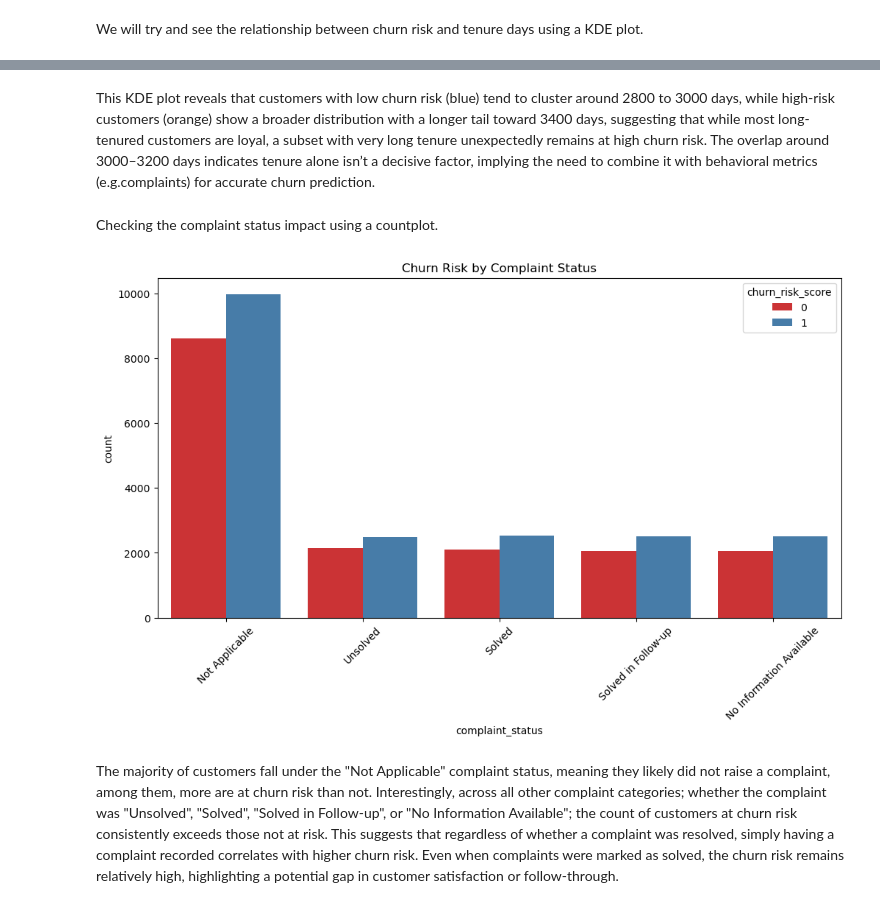
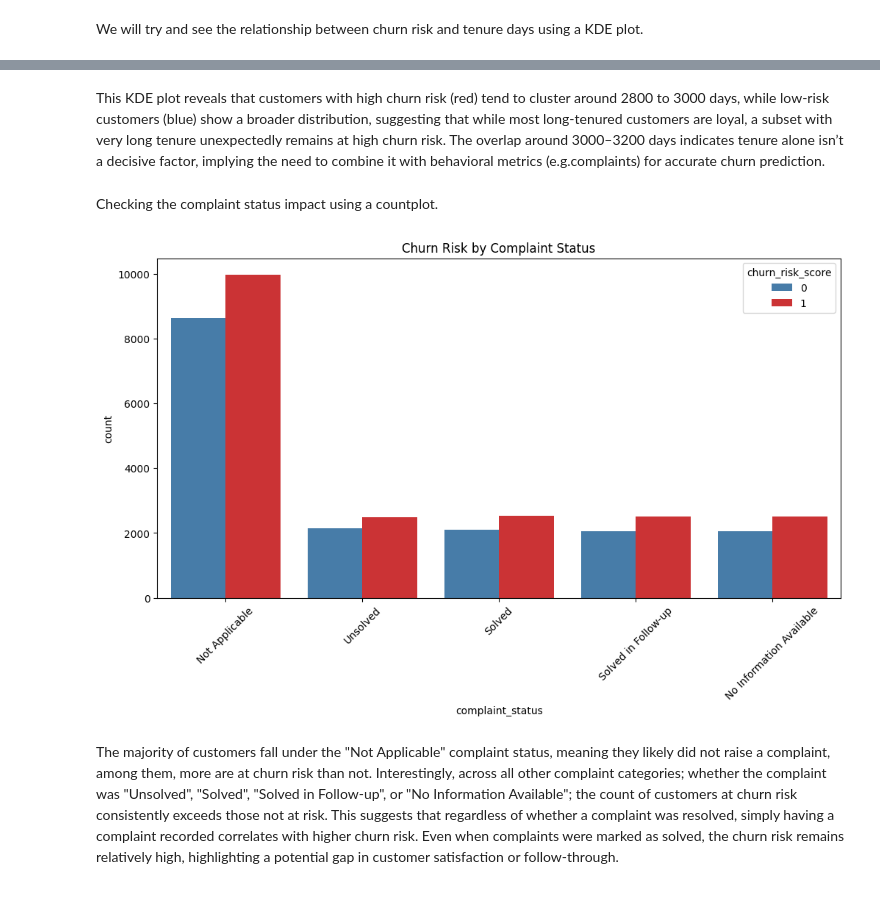
Before and after one commit to wambuikariuki/Capstone_Phase5_group9, a Jupyter notebook: Notebook.ipynb, the cells around one changed output, grey strips where cells are left out. Cells and saved outputs as stored; diff of their text form; code cells hidden in the pictures.

```diff
--- a/Notebook.ipynb
+++ b/Notebook.ipynb
@@ -293,9 +275,9 @@ df.groupby('joining_year')['avg_transaction_value'].mean().plot(kind='bar',title
 # %% [markdown]
 Average transaction value seems to be consistent as it ranges between (25,000-30,000) over the period the data was collected. We will now look at how average transaction value is distrubuted among different regions and age and howit affects churn.
 # %%
-custom_palette = {0: '#377EB8', 1: '#E41A1C'}
 plt.figure(figsize=(8, 5))
-sns.barplot(data=df, x='region_category', y='avg_transaction_value', hue='churn_risk_score', palette=custom_palette, alpha=0.6)
+custom_palette = {0: '#377eb8', 1: '#e41a1c'}
+sns.barplot(data=df, x='region_category', y='avg_transaction_value', hue='churn_risk_score', palette=custom_palette)
 plt.title('Transaction Value vs Region Category')
 plt.xlabel('Region Category')
 plt.ylabel('Average Transaction Value')
@@ -452,7 +434,7 @@ try:
         data=df,
         x='tenure_days',
         hue='churn_risk_score',
-        palette='Set1',
+        palette=custom_palette,
         fill=False,
         common_norm=False,
         alpha=0.6
@@ -492,18 +454,18 @@ memory usage: 7.1+ MB
 # %% [markdown]
-This KDE plot reveals that customers with low churn risk (blue) tend to cluster around 2800 to 3000 days, while high-risk customers (orange) show a broader distribution with a longer tail toward 3400 days, suggesting that while most long-tenured customers are loyal, a subset with very long tenure unexpectedly remains at high churn risk. The overlap around 3000–3200 days indicates tenure alone isn’t a decisive factor, implying the need to combine it with behavioral metrics (e.g.complaints) for accurate churn prediction.
+This KDE plot reveals that customers with high churn risk (red) tend to cluster around 2800 to 3000 days, while low-risk customers (blue) show a broader distribution, suggesting that while most long-tenured customers are loyal, a subset with very long tenure unexpectedly remains at high churn risk. The overlap around 3000–3200 days indicates tenure alone isn’t a decisive factor, implying the need to combine it with behavioral metrics (e.g.complaints) for accurate churn prediction.
 # %% [markdown]
 Checking the complaint status impact using a countplot.
 # %%
 plt.figure(figsize=(12, 6))
 sns.countplot(
     data=df, x='complaint_status', hue='churn_risk_score',
-    palette='Set1', order=df['complaint_status'].value_counts().index
+    palette=custom_palette, order=df['complaint_status'].value_counts().index
 )
 plt.title('Churn Risk by Complaint Status')
 plt.xticks(rotation=45)
 plt.show()
 # %% [output]
-[figure, old version]
+[figure, new version]
 # %% [markdown]
 The majority of customers fall under the "Not Applicable" complaint status, meaning they likely did not raise a complaint, among them, more are at churn risk than not. Interestingly, across all other complaint categories; whether the complaint was "Unsolved", "Solved", "Solved in Follow-up", or "No Information Available"; the count of customers at churn risk consistently exceeds those not at risk. This suggests that regardless of whether a complaint was resolved, simply having a complaint recorded correlates with higher churn risk. Even when complaints were marked as solved, the churn risk remains relatively high, highlighting a potential gap in customer satisfaction or follow-through.
 # %% [markdown]
```
Also changed, not shown: parts of 28 cells of this notebook.
